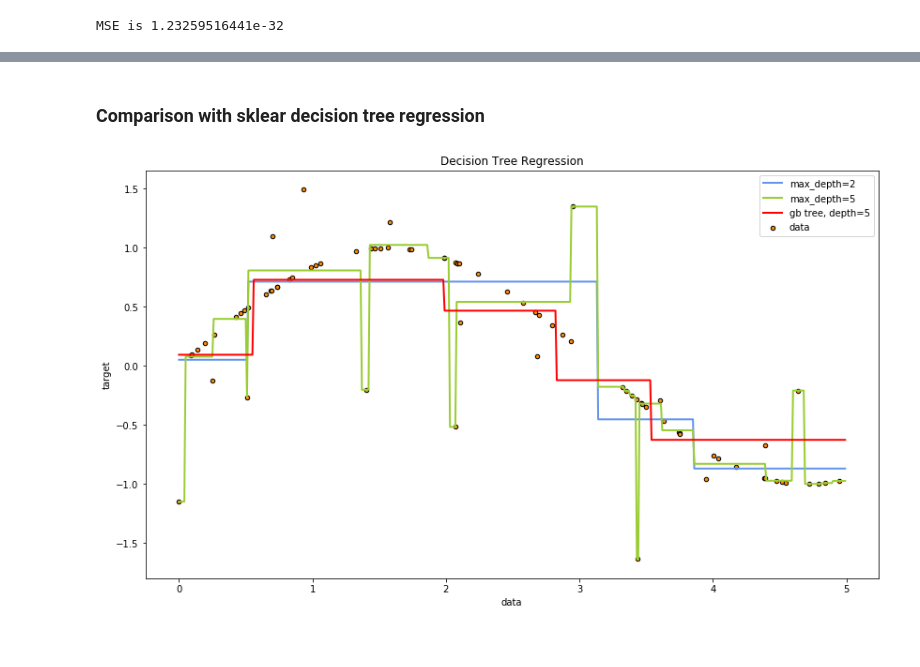
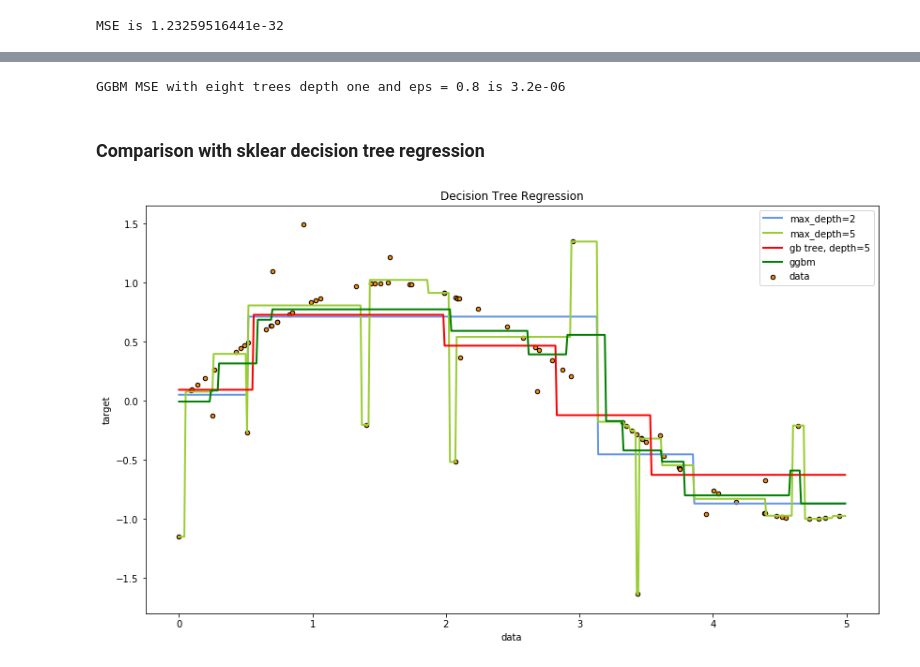
Before and after one commit to shaddreamteam/ggbm, a Jupyter notebook: shitty_python_prototypes/Tree_examples.ipynb, the cells around one changed output, grey strips where cells are left out. Cells and saved outputs as stored; diff of their text form; code cells hidden in the pictures.

```diff
--- a/shitty_python_prototypes/Tree_examples.ipynb
+++ b/shitty_python_prototypes/Tree_examples.ipynb
@@ -43,12 +44,14 @@ Let's see what error our tree got on this dataset, should be close to 0
 # %%
 mse = MSE(len(y_train))
 entries, tresholds = get_first_entries(X_train, y_train, 4, mse, y_train.mean())
-tree = Tree(3, mse, entries, tresholds, 0, 3, 0.01)
+n_features = len(tresholds)
+n_bins = len(tresholds[0]) - 1
+tree = Tree(3, mse, entries, n_features, n_bins, 0, 0.01)
 tree.construct()
 
 loss = 0
 for entry in entries:
-    loss += (entry.y - (tree.predict(entry) + entry.prediction)) ** 2
+    loss += (entry.y - (tree.predict(entry.x) + entry.prediction)) ** 2
 print "MSE is {}".format(loss / len(entries))
 # %% [output]
 MSE is 1.23259516441e-32
@@ -55,3 +70,10 @@ MSE is 1.23259516441e-32
+# %%
+ggb = GGBM(1, mse, 10, 0, 0, 0.8, 8)
+ggb.fit(X_train, y_train)
+print "GGBM MSE with eight trees depth one and\
+ eps = 0.8 is {}".format(((y_train - ggb.predict(X_train))**2).mean())
+# %% [output]
+GGBM MSE with eight trees depth one and eps = 0.8 is 3.2e-06
 # %% [markdown]
 ### Comparison with sklear decision tree regression
 # %%
@@ -73,7 +95,10 @@ y_1 = regr_1.predict(X_test)
 y_2 = regr_2.predict(X_test)
 # %%
 entries, tresholds = get_first_entries(X, y, 6, mse, y.mean())
-tree = Tree(5, mse, entries, tresholds, 0.01, 3, 0.01)
+mse = MSE(len(y))
+n_features = len(tresholds)
+n_bins = len(tresholds[0]) - 1
+tree = Tree(5, mse, entries,  n_features, n_bins, 0.01, 0.01)
 tree.construct()
 
 test_predictions = []
@@ -87,20 +112,25 @@ for x in X_test:
         if x > tresholds[0][i] and x <= tresholds[0][i + 1]:
             bin_num = i
     entry = OptEntry([bin_num], np.sin(x), 0, 0, entries[0].prediction)
-    test_predictions.append(tree.predict(entry) + entry.prediction)
+    test_predictions.append(tree.predict(entry.x) + entry.prediction)
+# %%
+mse = MSE(len(y))
+ggb = GGBM(3, mse, 32, 0.01, 0.001, 0.5, 100)
+ggb.fit(X, y)
 # %%
 # Plot the results
 plt.figure(figsize=(14, 8))
 plt.scatter(X, y, s=20, edgecolor="black",
             c="darkorange", label="data")
 plt.plot(X_test, y_1, color="cornflowerblue",
          label="max_depth=2", linewidth=2)
 plt.plot(X_test, y_2, color="yellowgreen", label="max_depth=5", linewidth=2)
 plt.plot(X_test, test_predictions, color="red", label="gb tree, depth=5", linewidth=2)
+plt.plot(X_test, ggb.predict(X_test), color="green", label="ggbm", linewidth=2)
 plt.xlabel("data")
 plt.ylabel("target")
 plt.title("Decision Tree Regression")
 plt.legend()
 plt.show()
 # %% [output]
-[figure, old version]
+[figure, new version]
```
Also changed, not shown: parts of 3 cells of this notebook, 3 other files.
